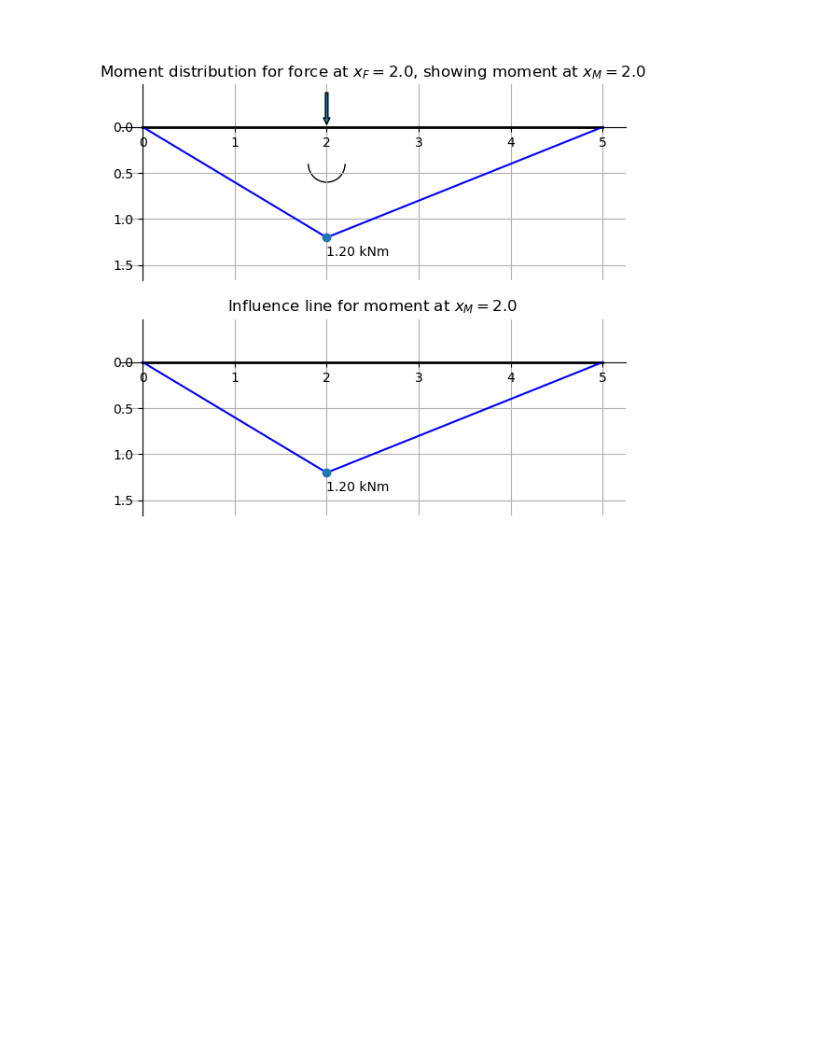
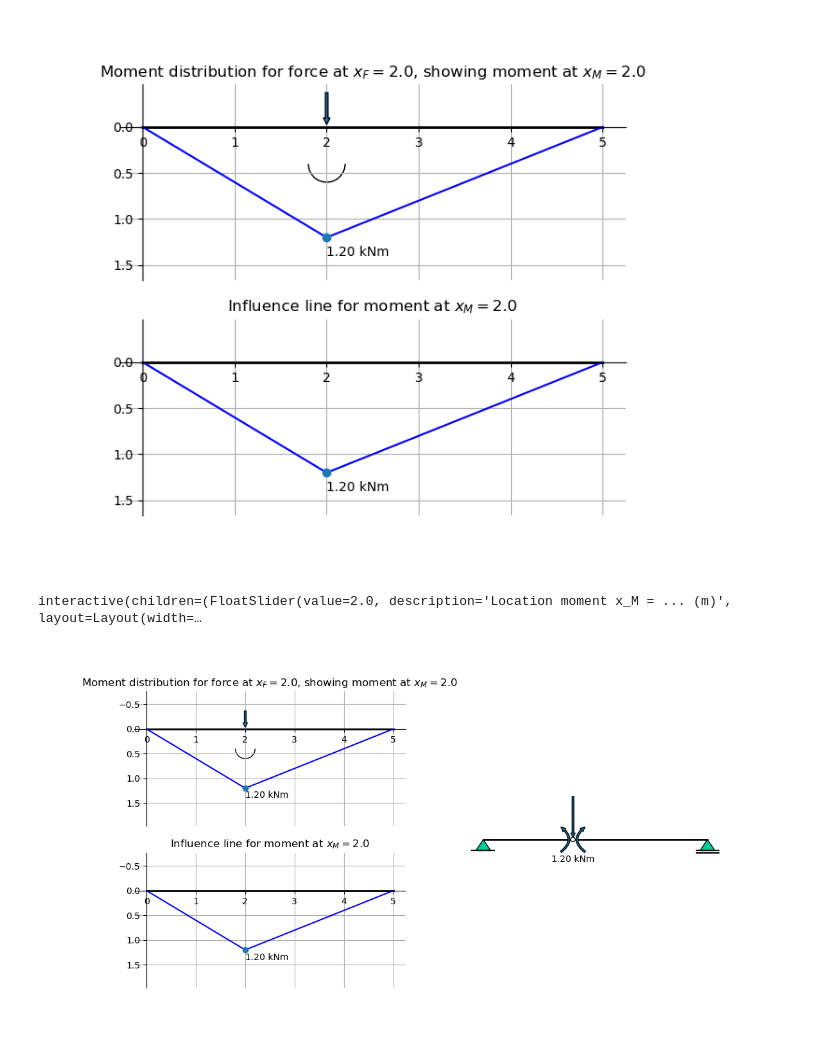
Before and after one commit to TUDelft-books/CTB3330, a Jupyter notebook: book/influence_line/influence_line_simple/Interactive_influence_line_simple_M.ipynb, the cells around one changed output. Cells and saved outputs as stored; diff of their text form; code cells hidden in the pictures; blank space fills up the shorter version.

Commit message:
Add moment itself to plot

```diff
--- a/book/influence_line/influence_line_simple/Interactive_influence_line_simple_M.ipynb
+++ b/book/influence_line/influence_line_simple/Interactive_influence_line_simple_M.ipynb
@@ -177,3 +177,82 @@ interact(func, a = widgets.FloatSlider(min=0, max=5, value=2, step=0.1, descript
 # %% [output]
 interactive(children=(FloatSlider(value=2.0, description='Location moment x_M = ... (m)', layout=Layout(width=…
 [figure]
+# %%
+from matplotlib.patches import Arc,StepPatch, Polygon, Circle
+
+fig = plt.figure(figsize=(12, 6))
+
+gs = fig.add_gridspec(2,2)
+axs[0] = fig.add_subplot(gs[:, 1])
+axs[1] = fig.add_subplot(gs[0, 0])
+axs[2] = fig.add_subplot(gs[1, 0])
+x = np.linspace(0,5,100)
+def func(a,b):
+    axs[0].clear()  # Clear the existing plot
+    axs[1].clear()  # Clear the existing plot
+    axs[2].clear()
+
+    axs[0].plot([0,5],[0,0],color='black',linewidth=2)
+    L_i = 0
+    y = np.array([[-1/6+L_i,1/4], [L_i,0], [1/6+L_i,1/4]])
+    p = Polygon(y, facecolor = '#00CC99',edgecolor='black')
+    axs[0].plot([-0.25+L_i,0.25+L_i],[0.25,0.25],color='black')
+    axs[0].add_patch(p)
+    L_i = 5
+    y = np.array([[-1/6+L_i,1/4], [L_i,0], [1/6+L_i,1/4]])
+    p = Polygon(y, facecolor = '#00CC99',edgecolor='black')
+    axs[0].plot([-0.25+L_i,0.25+L_i],[0.25,0.25],color='black')
+    axs[0].plot([-0.25+L_i,0.25+L_i],[0.3,0.3],color='black')
+    axs[0].add_patch(p)
+    s = Circle([a,0],radius=0.05,facecolor='white',edgecolor='black',zorder=2)
+    axs[0].add_patch(s)
+
+    axs[0].annotate(text='', xy=(a+M_numpy(5,b,5000,a)/4,-M_numpy(5,b,5000,a)/4), xytext=(a+M_numpy(5,b,5000,a)/4,M_numpy(5,b,5000,a)/4), arrowprops=dict(arrowstyle='simple',connectionstyle='arc3,rad=-0.7'))
+    axs[0].annotate(text='', xy=(a-M_numpy(5,b,5000,a)/4,-M_numpy(5,b,5000,a)/4), xytext=(a-M_numpy(5,b,5000,a)/4,M_numpy(5,b,5000,a)/4), arrowprops=dict(arrowstyle='simple',connectionstyle='arc3,rad=0.7'))
+    axs[0].annotate('%.2f kNm' % M_inf_numpy(5,a,5000,b),xy = [a,0.5],ha='center')
+
+    axs[0].annotate(text='', xy=(b,0), xytext=(b,-1), arrowprops=dict(arrowstyle='simple'))
+    axs[0].set_ylim([-1,1])
+    axs[0].set_aspect('equal')
+    axs[0].invert_yaxis()
+    axs[0].axis('off')
+    title0 = 'Free body diagram for unit load at $x_F = '+str(b)+'$'
+
+    axs[1].plot([0,5],[0,0],color='black',linewidth=2)
+    axs[1].grid()
+    axs[1].axis('equal')
+    axs[1].plot(x,M_numpy(5,b,5000,x),color='blue')
+    axs[1].plot(a,M_numpy(5,b,5000,a),marker='o')
+    axs[1].annotate('%.2f kNm' % M_numpy(5,b,5000,a),xy = [a,M_numpy(5,b,5000,a)+0.2])
+    axs[1].annotate(text='', xy=(b,0), xytext=(b,-0.4), arrowprops=dict(arrowstyle='simple'))
+    vervormingsteken = Arc(xy = [b,M_numpy(5,b,5000,b)*1/3],width = M_numpy(5,b,5000,b)/3, height = M_numpy(5,b,5000,b)/3,theta1=0,theta2=180)
+    axs[1].add_patch(vervormingsteken);
+    axs[1].invert_yaxis()
+    title0 = 'Moment distribution for force at $x_F = '+str(b)+'$, showing moment at $x_M = '+str(a)+'$'
+    axs[1].set_title(title0)
+    axs[2].plot([0,5],[0,0],color='black',linewidth=2)
+    axs[2].grid()
+    axs[2].axis('equal')
+    axs[2].plot(x,M_inf_numpy(5,a,5000,x),color='blue')
+    axs[2].plot(b,M_inf_numpy(5,a,5000,b),marker='o')
+    axs[2].annotate('%.2f kNm' % M_inf_numpy(5,a,5000,b),xy = [b,M_inf_numpy(5,a,5000,b)+0.2])
+    axs[2].invert_yaxis()
+    title1 = 'Influence line for moment at $x_M = '+str(a)+'$'
+    axs[2].set_title(title1)
+
+    axs[1].spines['right'].set_color('none')
+    axs[1].spines['top'].set_color('none')
+    axs[1].spines['bottom'].set_position('zero')
+    axs[1].spines['left'].set_position('zero')
+    axs[2].spines['right'].set_color('none')
+    axs[2].spines['top'].set_color('none')
+    axs[2].spines['bottom'].set_position('zero')
+    axs[2].spines['left'].set_position('zero')
+    plt.draw()
+
+
+interact(func, a = widgets.FloatSlider(min=0, max=5, value=2, step=0.1, description="Location moment x_M = ... (m)",readout_format='.1f',style= {'description_width': '180px'},layout = {'width': '400px'}),
+         b = widgets.FloatSlider(min=0, max=5, value=2, step=0.1, description="Location unit load x_F =  ... (m)",readout_format='.1f',style= {'description_width': '180px'},layout = {'width': '400px'}) );
+# %% [output]
+interactive(children=(FloatSlider(value=2.0, description='Location moment x_M = ... (m)', layout=Layout(width=…
+[figure, added]
```
